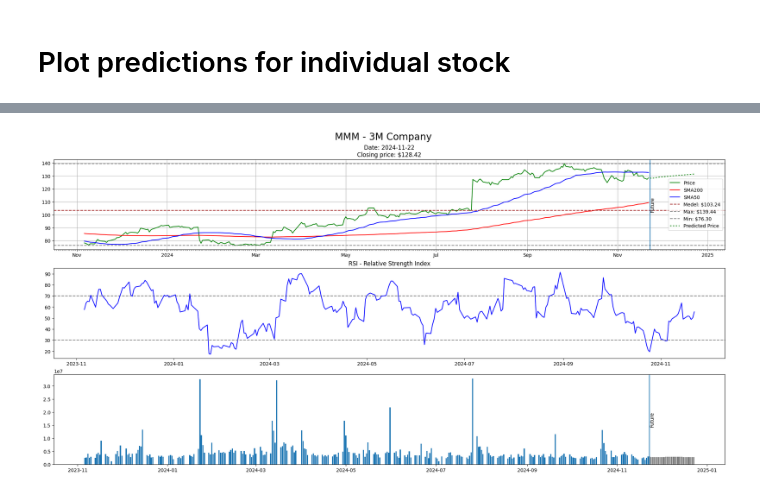
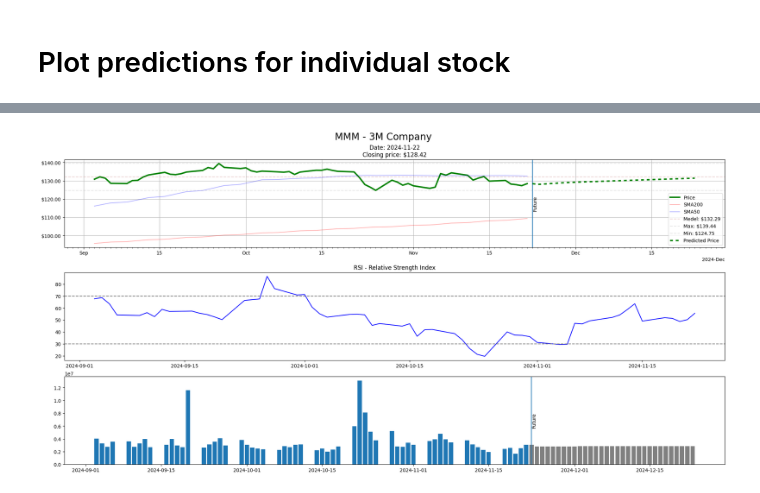
Before and after one commit to petter-a/ai-ht24-project, a Jupyter notebook: src/runner.ipynb, the cells around one changed output, grey strips where cells are left out. Cells and saved outputs as stored; diff of their text form; code cells hidden in the pictures.

```diff
--- a/src/runner.ipynb
+++ b/src/runner.ipynb
@@ -134,7 +134,7 @@ from plot import Plot
 # ====================================================
 # Set Date range
 # ====================================================
-range: DateRange = ("2023-11-04", None)
+range: DateRange = ("2024-09-01", None)
 
 # ====================================================
 # Load historical data
@@ -161,6 +161,6 @@ Loading data from cache ....
 ... (93 lines left out)
 2024-12-20  132.218729  1.001590   0.337360
 2024-12-21  132.316124  1.001576   0.338098
 2024-12-22  132.412908  1.001559   0.338732
 2024-12-23  132.508990  1.001540   0.339276
-[figure, old version]
+[figure, new version]
```
Also changed, not shown: parts of 1 cell of this notebook, 1 other file.
